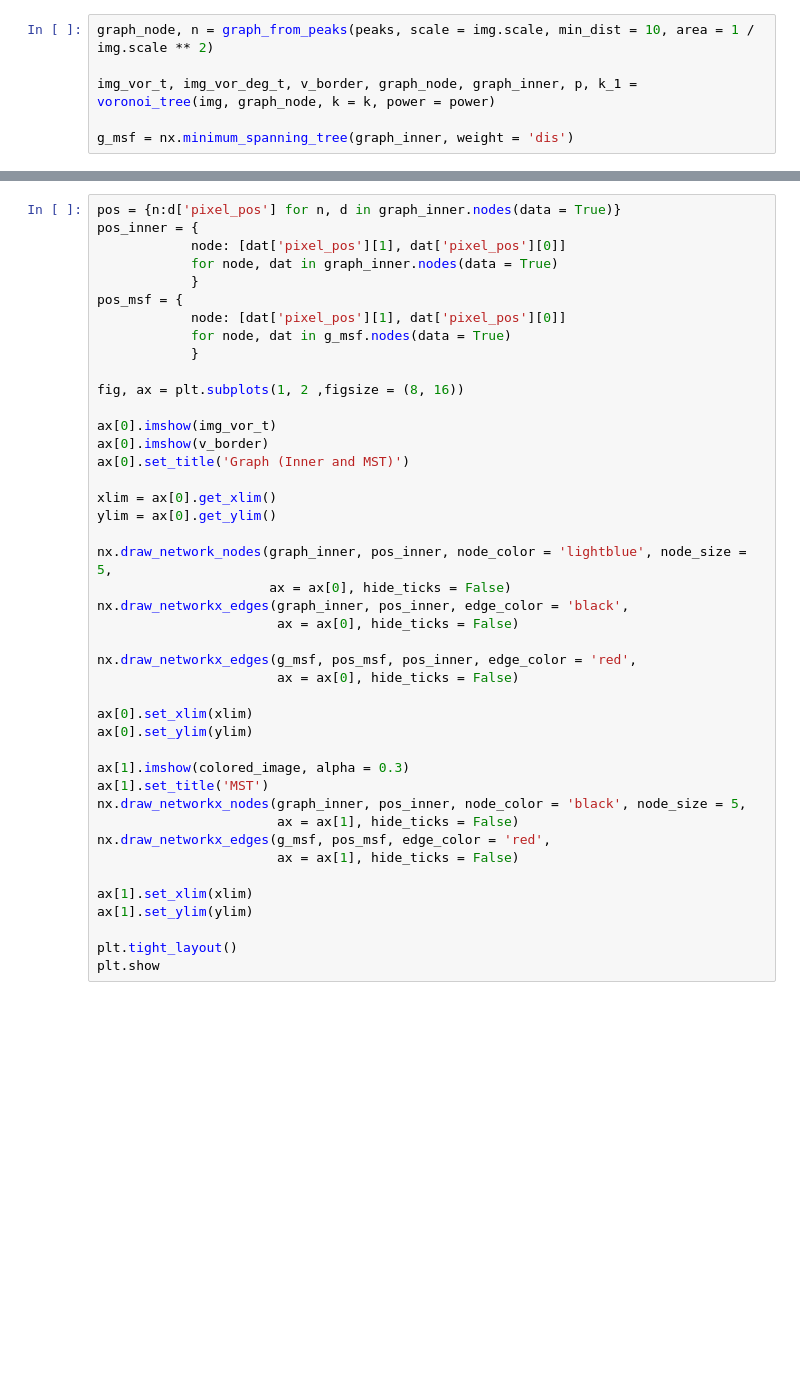
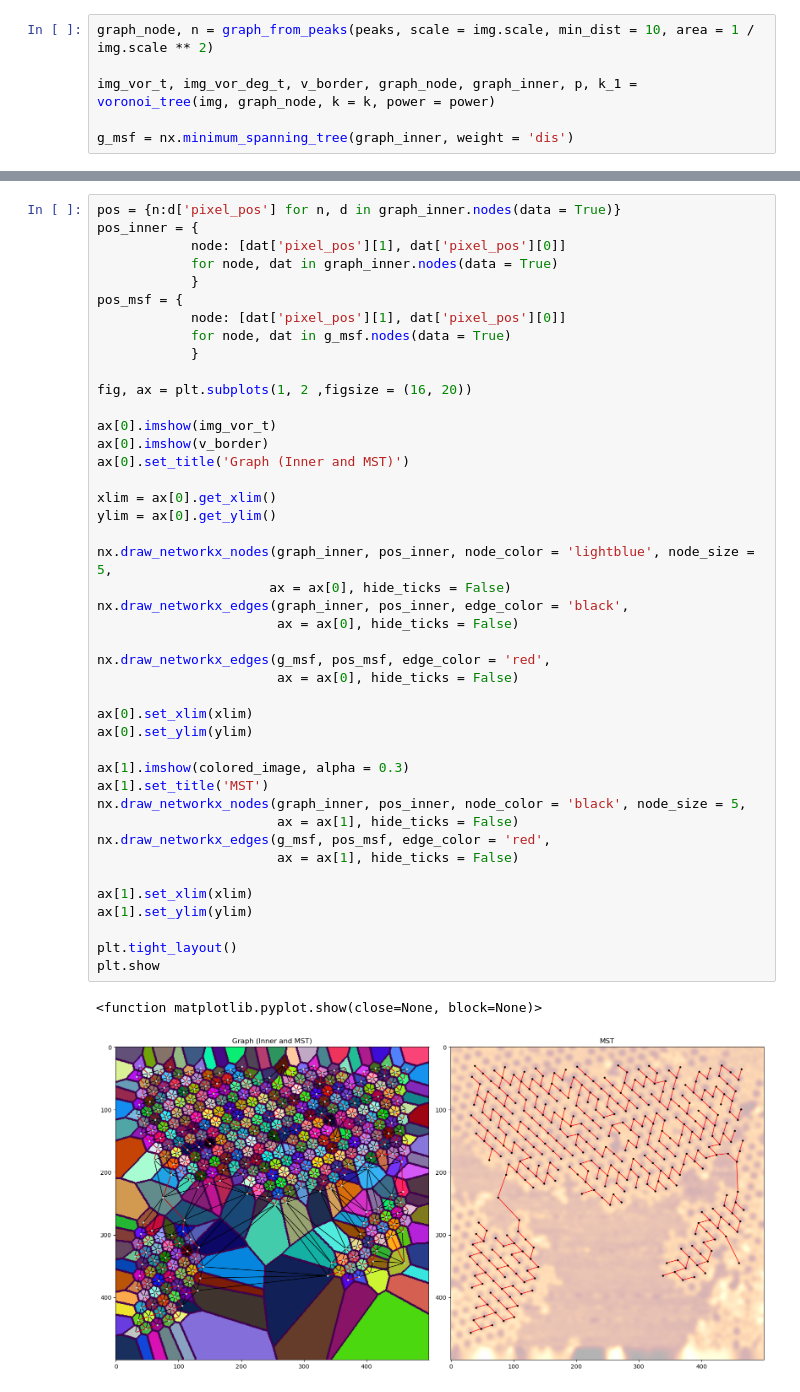
Before and after one commit to GallagherSurfaceLab/summer_26, a Jupyter notebook: template_matching_mst.ipynb, the cells around one changed output, grey strips where cells are left out. Cells and saved outputs as stored; diff of their text form; blank space fills up the shorter version.

```diff
--- a/template_matching_mst.ipynb
+++ b/template_matching_mst.ipynb
@@ -149,35 +203,38 @@ pos_msf = {
             for node, dat in g_msf.nodes(data = True)
             }
 
-fig, ax = plt.subplots(1, 2 ,figsize = (8, 16))
+fig, ax = plt.subplots(1, 2 ,figsize = (16, 20))
 
 ax[0].imshow(img_vor_t)
 ax[0].imshow(v_border)
 ax[0].set_title('Graph (Inner and MST)')
 
 xlim = ax[0].get_xlim()
 ylim = ax[0].get_ylim()
 
-nx.draw_network_nodes(graph_inner, pos_inner, node_color = 'lightblue', node_size = 5,
+nx.draw_networkx_nodes(graph_inner, pos_inner, node_color = 'lightblue', node_size = 5,
                       ax = ax[0], hide_ticks = False)
 nx.draw_networkx_edges(graph_inner, pos_inner, edge_color = 'black',
                        ax = ax[0], hide_ticks = False)
 
-nx.draw_networkx_edges(g_msf, pos_msf, pos_inner, edge_color = 'red',
+nx.draw_networkx_edges(g_msf, pos_msf, edge_color = 'red',
                        ax = ax[0], hide_ticks = False)
 
 ax[0].set_xlim(xlim)
 ax[0].set_ylim(ylim)
 
 ax[1].imshow(colored_image, alpha = 0.3)
 ax[1].set_title('MST')
 nx.draw_networkx_nodes(graph_inner, pos_inner, node_color = 'black', node_size = 5,
                        ax = ax[1], hide_ticks = False)
 nx.draw_networkx_edges(g_msf, pos_msf, edge_color = 'red',
                        ax = ax[1], hide_ticks = False)
 
 ax[1].set_xlim(xlim)
 ax[1].set_ylim(ylim)
 
 plt.tight_layout()
 plt.show
+# %% [output]
+<function matplotlib.pyplot.show(close=None, block=None)>
+[figure, added]
```
Also changed, not shown: parts of 5 cells of this notebook.
